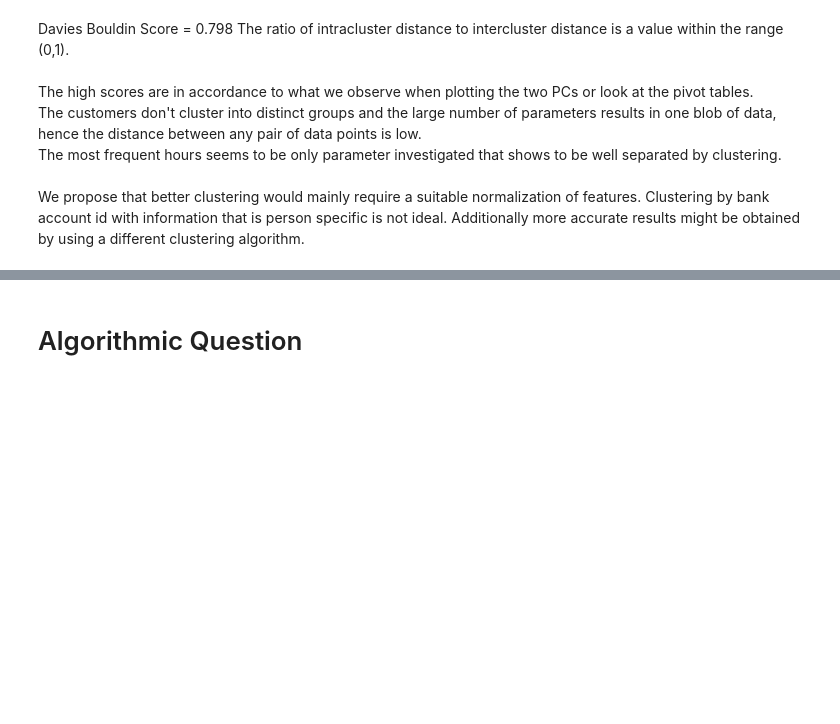
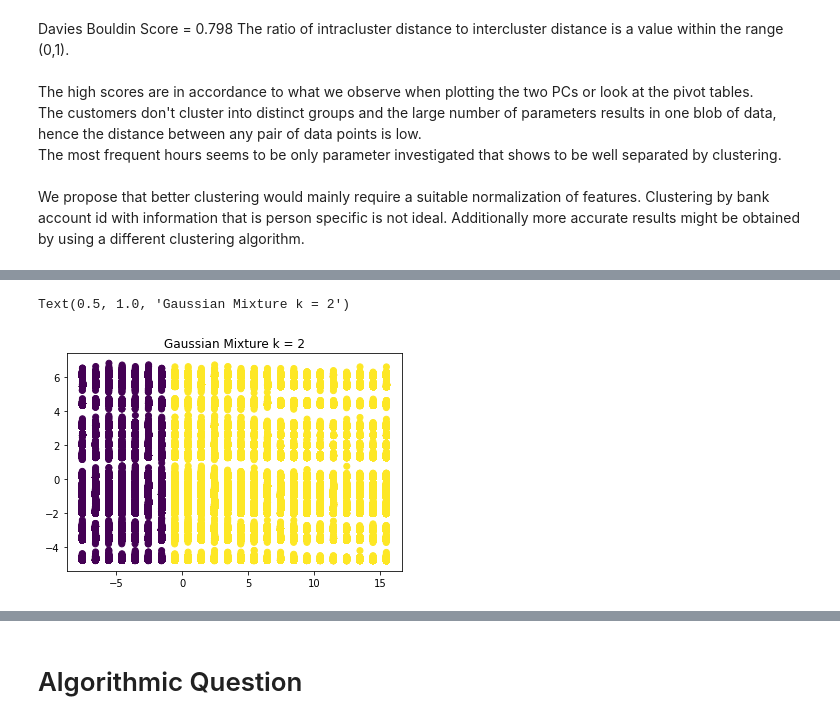
Before and after one commit to MRampo/ADM-HW4, a Jupyter notebook: main.ipynb, the cells around one changed output, grey strips where cells are left out. Drawn from its saved outputs; the diff is of its cells as text; code cells hidden in the pictures; blank space fills up the shorter version.

```diff
--- a/main.ipynb
+++ b/main.ipynb
@@ -1427,0 +1416,12 @@ We propose that better clustering would mainly require a suitable normalization
+# %%
+from sklearn.mixture import GaussianMixture
+
+gaussian = GaussianMixture(n_components=2, covariance_type='full', tol=0.001, reg_covar=1e-06, max_iter=100, n_init=1, init_params='kmeans', weights_init=None, means_init=None, precisions_init=None, random_state=None, warm_start=False, verbose=0, verbose_interval=10)
+gaussian.fit(pca_data)
+
+cols = gaussian.predict(pca_data)
+plt.scatter(pca_data[:, 0], pca_data[:, 1], c=cols)
+plt.title('Gaussian Mixture k = 2')
+# %% [output]
+Text(0.5, 1.0, 'Gaussian Mixture k = 2')
+[figure, added]
```
Also changed, not shown: parts of 12 cells of this notebook.
